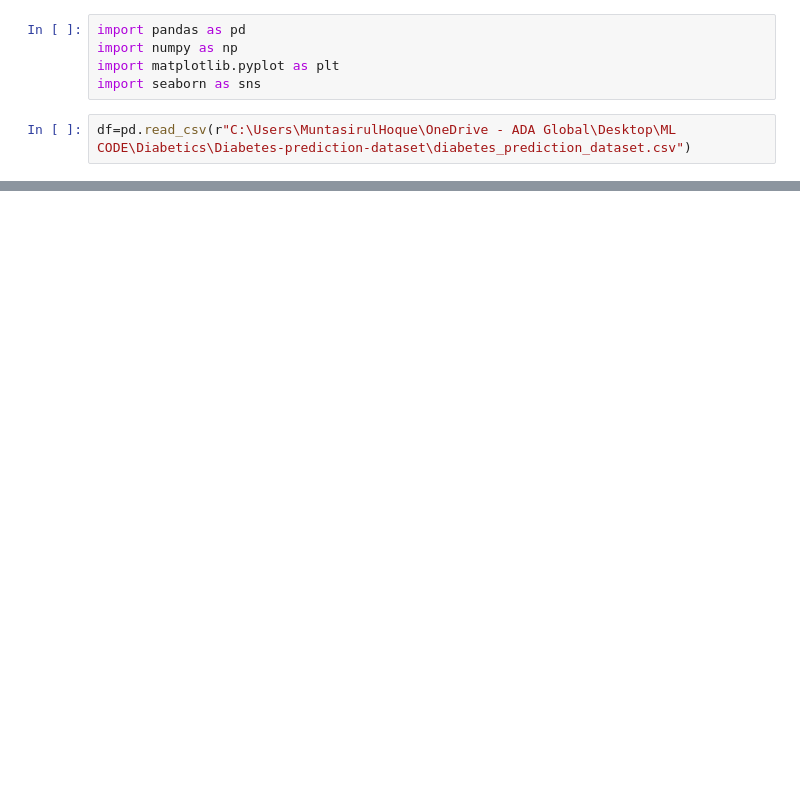
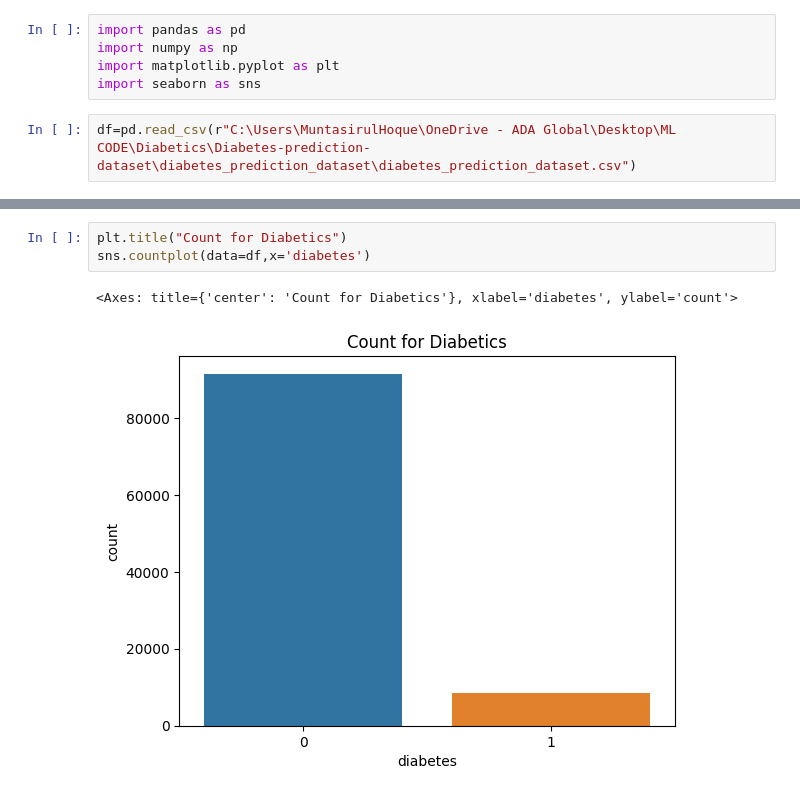
Before and after one commit to Muntasir90629/Diabetes-prediction-dataset, a Jupyter notebook: diabetes_prediction_dataset.ipynb, the cells around one changed output, grey strips where cells are left out. Saved outputs shown, nothing was run; the diff lists cells and outputs as text; blank space fills up the shorter version.

```diff
--- a/diabetes_prediction_dataset.ipynb
+++ b/diabetes_prediction_dataset.ipynb
@@ -4,4 +4,4 @@ import numpy as np
 import matplotlib.pyplot as plt
 import seaborn as sns
 # %%
-df=pd.read_csv(r"C:\Users\MuntasirulHoque\OneDrive - ADA Global\Desktop\ML CODE\Diabetics\Diabetes-prediction-dataset\diabetes_prediction_dataset.csv")
+df=pd.read_csv(r"C:\Users\MuntasirulHoque\OneDrive - ADA Global\Desktop\ML CODE\Diabetics\Diabetes-prediction-dataset\diabetes_prediction_dataset\diabetes_prediction_dataset.csv")
@@ -9,0 +64,6 @@ PermissionError: [Errno 13] Permission denied: 'C:\\Users\\MuntasirulHoque\\OneD
+# %%
+plt.title("Count for Diabetics")
+sns.countplot(data=df,x='diabetes')
+# %% [output]
+<Axes: title={'center': 'Count for Diabetics'}, xlabel='diabetes', ylabel='count'>
+[figure, added]
```
Also changed, not shown: parts of 37 cells of this notebook.
